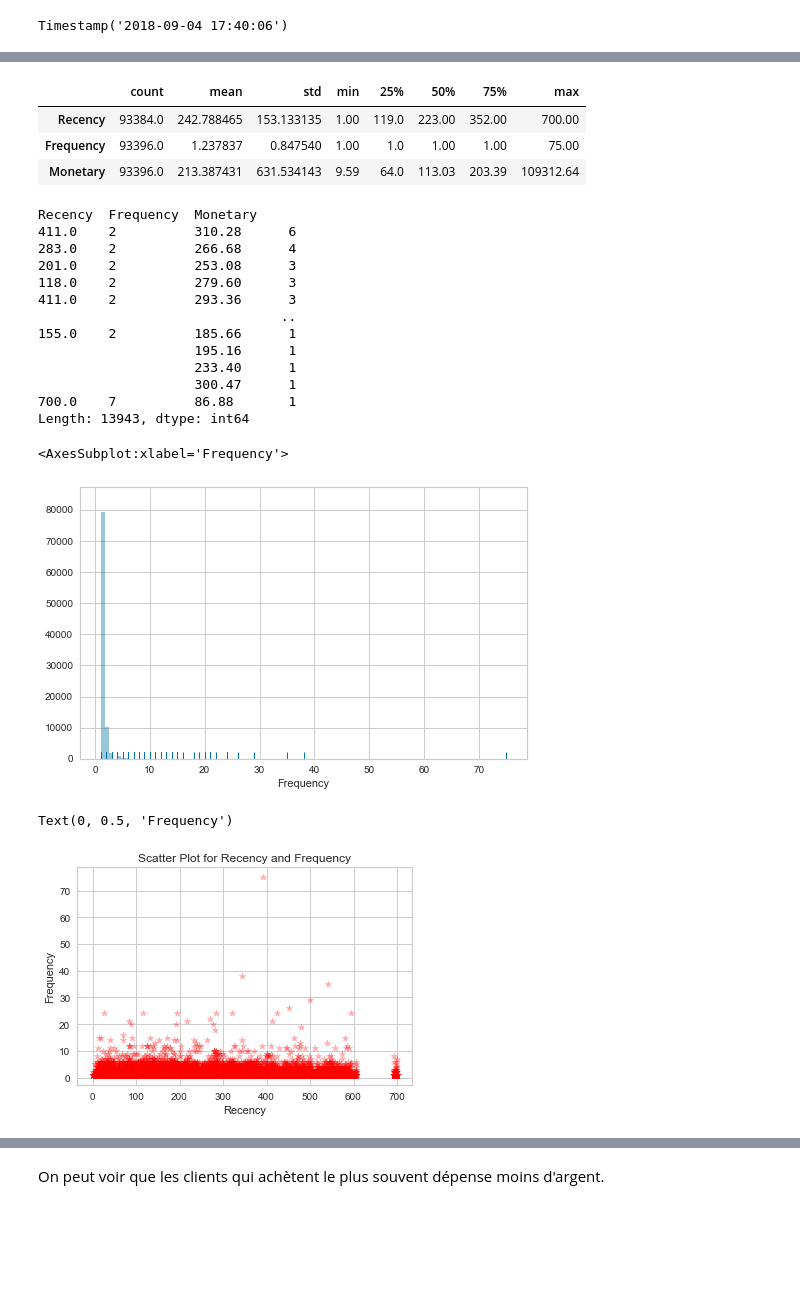
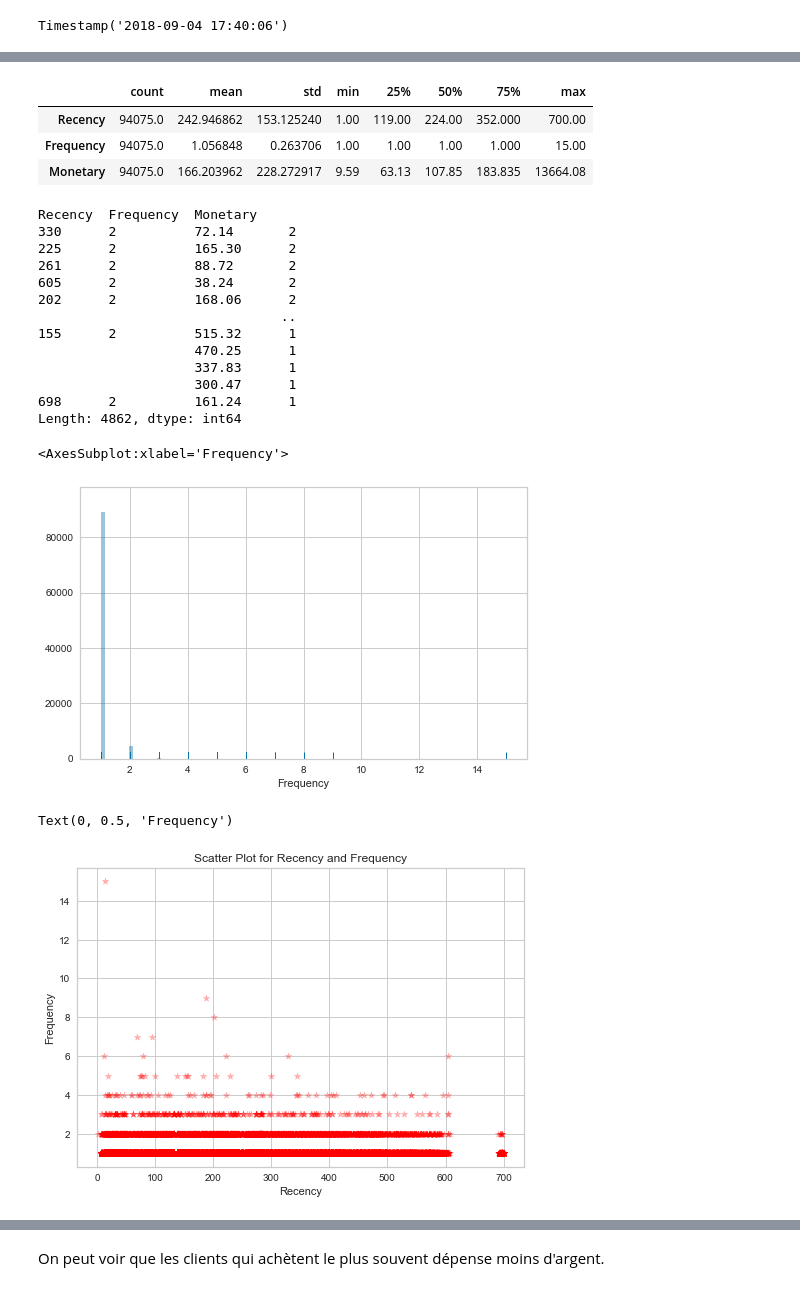
Before and after one commit to azioba/Client_Segmentation, a Jupyter notebook: Projet_5.ipynb, the cells around one changed output, grey strips where cells are left out. Cells and saved outputs as stored; diff of their text form; code cells hidden in the pictures; blank space fills up the shorter version.

```diff
--- a/Projet_5.ipynb
+++ b/Projet_5.ipynb
@@ -119,7 +187,7 @@ fus1_ = fus1_.drop(columns='_merge')
 # %% [markdown]
 - Fusion de la trame des **clients** et **commandes** avec la trame **paiements**
 # %%
-fus2 = pd.merge(fus1_,order_payments, indicator=True)
+fus2 = pd.merge(fus1,agg_payment, indicator=True)
 # %%
 fus2
 # %% [output]
@@ -143,5 +236,5 @@ fus2 = fus2.drop(columns='_merge')
 # %%
-fus3 = pd.merge(order_items,fus_cats)
+fus3 = pd.merge(fus_cats,agg_items)
 # %%
 fus4 = pd.merge(fus3,fus2)
 # %%
@@ -716,4 +800,4 @@ Name: order_approved_at, Length: 93396, dtype: int64
 # %%
-_clients_num_orders = drop1.groupby(['customer_unique_id','order_approved_at','payment_value','review_score'])['order_approved_at'].count().sort_values(ascending=False)
+_clients_num_orders = drop1.groupby(['customer_unique_id','order_approved_at','payment_value'])['num_of_item'].count().reset_index()
 _clients_num_orders
 # %% [output]
@@ -800,3 +920,11 @@ Timestamp('2018-09-04 17:40:06')
+# %%
+rfm_ = _clients_num_orders.reset_index()\
+          .groupby('customer_unique_id')\
+          .agg(Recency = ('order_approved_at', lambda x: (last_date - x.max()).days ),
+                 Frequency = ('num_of_item', 'size'),
+                 Monetary = ('payment_value', 'sum'),
+                 #score = ('review_score','mean')
+                 )
 # %%
 rfm = drop1.reset_index()\
           .groupby('customer_unique_id')\
@@ -824,42 +953,42 @@ rfm
 # %%
-rfm.describe().T
+rfm_.describe().T
 # %% [output]
 |  | count | mean | std | min | 25% | 50% | 75% | max |
-| Recency | 93384.0 | 242.788465 | 153.133135 | 1.00 | 119.0 | 223.00 | 352.00 | 700.00 |
-| Frequency | 93396.0 | 1.237837 | 0.847540 | 1.00 | 1.0 | 1.00 | 1.00 | 75.00 |
-| Monetary | 93396.0 | 213.387431 | 631.534143 | 9.59 | 64.0 | 113.03 | 203.39 | 109312.64 |
+| Recency | 94075.0 | 242.946862 | 153.125240 | 1.00 | 119.00 | 224.00 | 352.000 | 700.00 |
+| Frequency | 94075.0 | 1.056848 | 0.263706 | 1.00 | 1.00 | 1.00 | 1.000 | 15.00 |
+| Monetary | 94075.0 | 166.203962 | 228.272917 | 9.59 | 63.13 | 107.85 | 183.835 | 13664.08 |
 # %%
-percn = rfm[rfm['Frequency'] > 1].value_counts()
+percn = rfm_[rfm_['Frequency'] > 1].value_counts()
 percn
 # %% [output]
 Recency  Frequency  Monetary
-411.0    2          310.28      6
-283.0    2          266.68      4
-201.0    2          253.08      3
-118.0    2          279.60      3
-411.0    2          293.36      3
+330      2          72.14       2
+225      2          165.30      2
+261      2          88.72       2
+605      2          38.24       2
+202      2          168.06      2
                                ..
-155.0    2          185.66      1
-                    195.16      1
-                    233.40      1
+155      2          515.32      1
+                    470.25      1
+                    337.83      1
                     300.47      1
-700.0    7          86.88       1
-Length: 13943, dtype: int64
+698      2          161.24      1
+Length: 4862, dtype: int64
 # %%
 plt.figure(figsize=(8,5))
-sns.distplot(rfm.Frequency,bins=100,kde=False,rug=True)
+sns.distplot(rfm_.Frequency,bins=100,kde=False,rug=True)
 # %% [output]
 <AxesSubplot:xlabel='Frequency'>
-[figure, old version]
+[figure, new version]
 # %%
-plt.scatter(rfm.groupby('customer_unique_id')['Recency'].sum(), rfm.groupby('customer_unique_id')['Frequency'].sum(),
+plt.scatter(rfm_.Recency, rfm_.Frequency,
             color = 'red',
             marker = '*', alpha = 0.3)
 
 plt.title('Scatter Plot for Recency and Frequency')
 plt.xlabel('Recency')
 plt.ylabel('Frequency')
 # %% [output]
 Text(0, 0.5, 'Frequency')
-[figure, old version]
+[figure, new version]
 # %%
```
Also changed, not shown: parts of 92 cells of this notebook.
